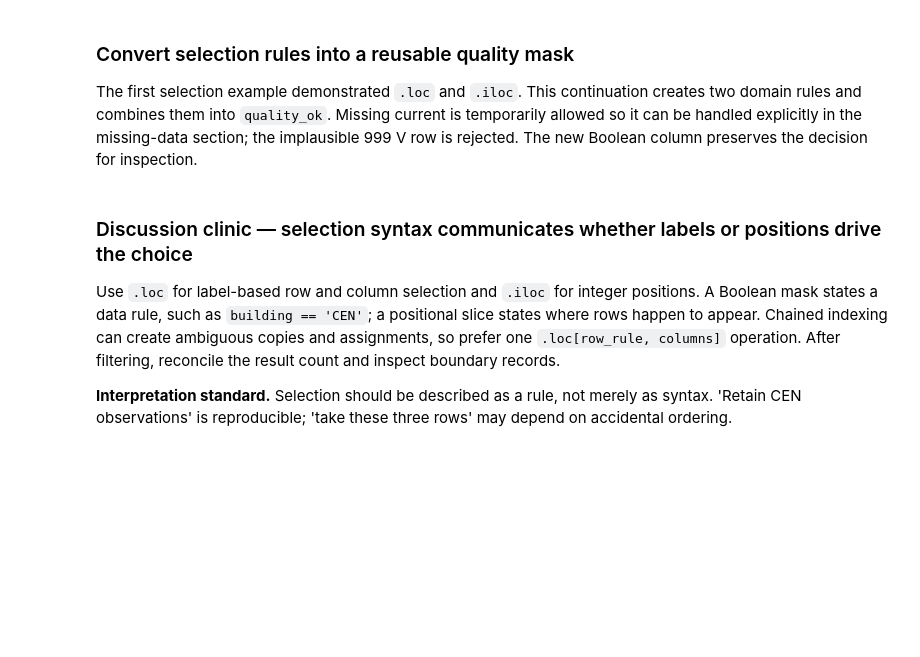
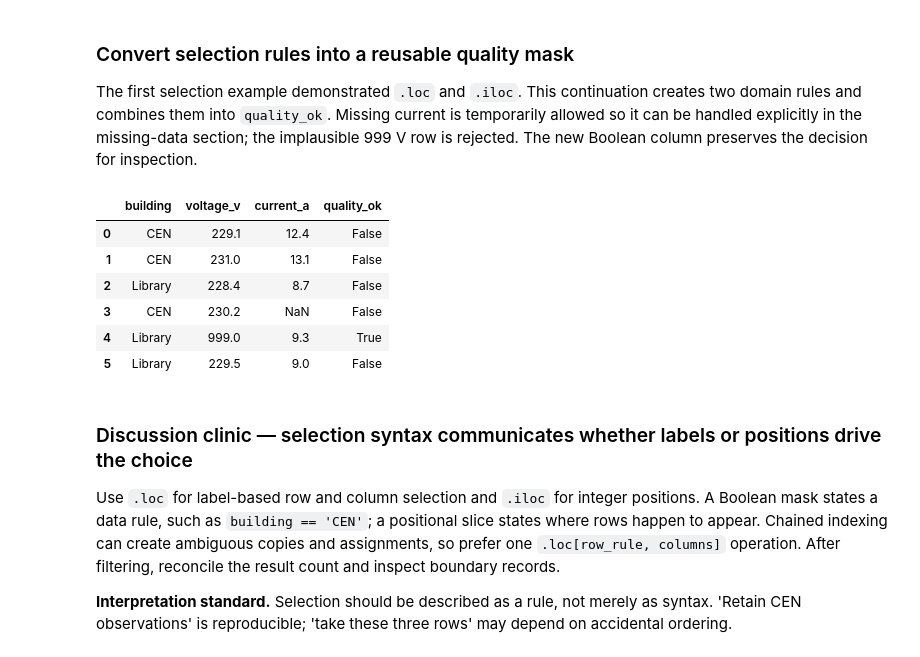
Before and after one commit to RollieGarcia0031/CPE-15-lec, a Jupyter notebook: prelim/04_Week_04_Pandas_Data_Wrangling.ipynb, the cells around one changed output. Cells and saved outputs as stored; diff of their text form; code cells hidden in the pictures; blank space fills up the shorter version.

```diff
--- a/04_Week_04_Pandas_Data_Wrangling.ipynb
+++ b/prelim/04_Week_04_Pandas_Data_Wrangling.ipynb
@@ -361,11 +493,19 @@ first_three
 
 The first selection example demonstrated `.loc` and `.iloc`. This continuation creates two domain rules and combines them into `quality_ok`. Missing current is temporarily allowed so it can be handled explicitly in the missing-data section; the implausible 999 V row is rejected. The new Boolean column preserves the decision for inspection.
 # %%
-valid_voltage = energy["voltage_v"].between(180, 260)
+valid_voltage = energy["voltage_v"].eq(999.0)
 valid_current = energy["current_a"].between(0, 100) | energy["current_a"].isna()
 energy["quality_ok"] = valid_voltage & valid_current
 
 energy.loc[:, ["building", "voltage_v", "current_a", "quality_ok"]]
+# %% [output]
+|  | building | voltage_v | current_a | quality_ok |
+| 0 | CEN | 229.1 | 12.4 | False |
+| 1 | CEN | 231.0 | 13.1 | False |
+| 2 | Library | 228.4 | 8.7 | False |
+| 3 | CEN | 230.2 | NaN | False |
+| 4 | Library | 999.0 | 9.3 | True |
+| 5 | Library | 229.5 | 9.0 | False |
 # %% [markdown]
 ### Discussion clinic — selection syntax communicates whether labels or positions drive the choice
 
```
Also changed, not shown: parts of 20 cells of this notebook, 41 other files.
